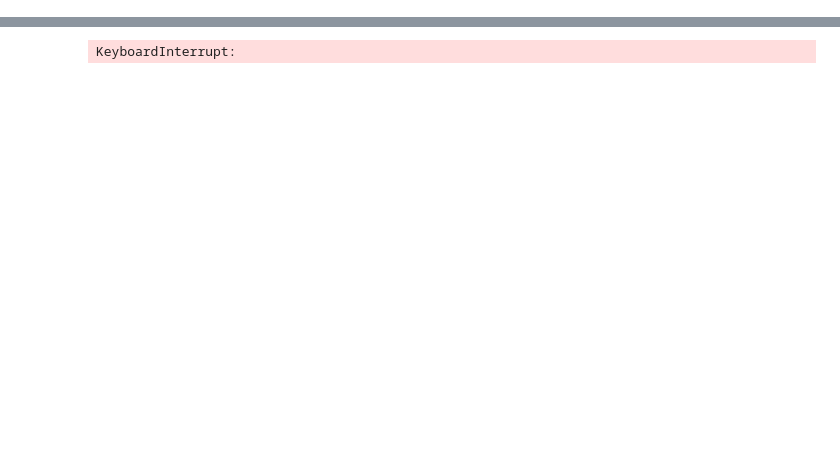
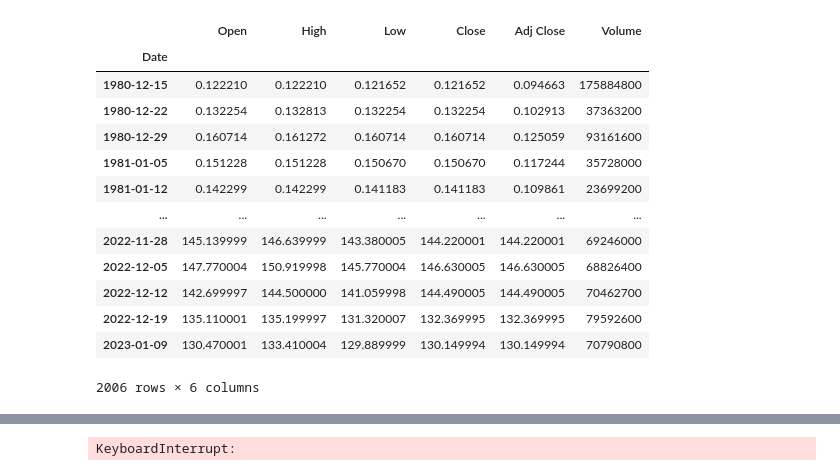
Before and after one commit to Olwar/trading-strategy-testing, a Jupyter notebook: xgboost_friday_to_monday.ipynb, the cells around one changed output, grey strips where cells are left out. Cells and saved outputs as stored; diff of their text form; code cells hidden in the pictures; blank space fills up the shorter version.

```diff
--- a/xgboost_friday_to_monday.ipynb
+++ b/xgboost_friday_to_monday.ipynb
@@ -149,3 +153,20 @@ DatetimeIndex(['2015-08-14', '2015-08-21', '2015-08-28', '2015-09-04',
+# %%
+eth_y
+# %% [output]
+|  | Open | High | Low | Close | Adj Close | Volume |
+| Date |  |  |  |  |  |  |
+| 1980-12-15 | 0.122210 | 0.122210 | 0.121652 | 0.121652 | 0.094663 | 175884800 |
+| 1980-12-22 | 0.132254 | 0.132813 | 0.132254 | 0.132254 | 0.102913 | 37363200 |
+| 1980-12-29 | 0.160714 | 0.161272 | 0.160714 | 0.160714 | 0.125059 | 93161600 |
+| 1981-01-05 | 0.151228 | 0.151228 | 0.150670 | 0.150670 | 0.117244 | 35728000 |
+| 1981-01-12 | 0.142299 | 0.142299 | 0.141183 | 0.141183 | 0.109861 | 23699200 |
+| ... | ... | ... | ... | ... | ... | ... |
+| 2022-11-28 | 145.139999 | 146.639999 | 143.380005 | 144.220001 | 144.220001 | 69246000 |
+| 2022-12-05 | 147.770004 | 150.919998 | 145.770004 | 146.630005 | 146.630005 | 68826400 |
+| 2022-12-12 | 142.699997 | 144.500000 | 141.059998 | 144.490005 | 144.490005 | 70462700 |
+| 2022-12-19 | 135.110001 | 135.199997 | 131.320007 | 132.369995 | 132.369995 | 79592600 |
+| 2023-01-09 | 130.470001 | 133.410004 | 129.889999 | 130.149994 | 130.149994 | 70790800 |
+2006 rows × 6 columns
 # %%
 
 # drop from y all other values than open
```
Also changed, not shown: parts of 6 cells of this notebook, 6 other files.
